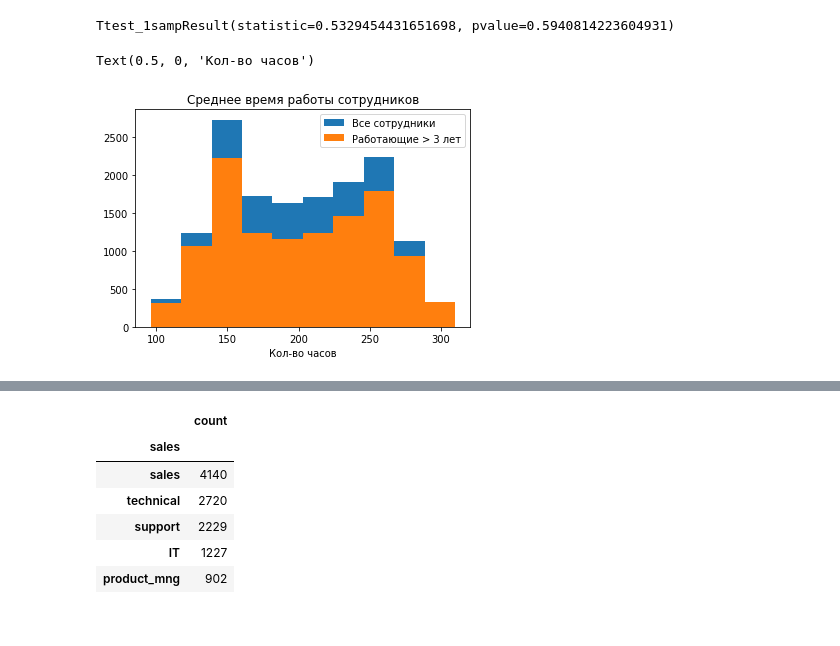
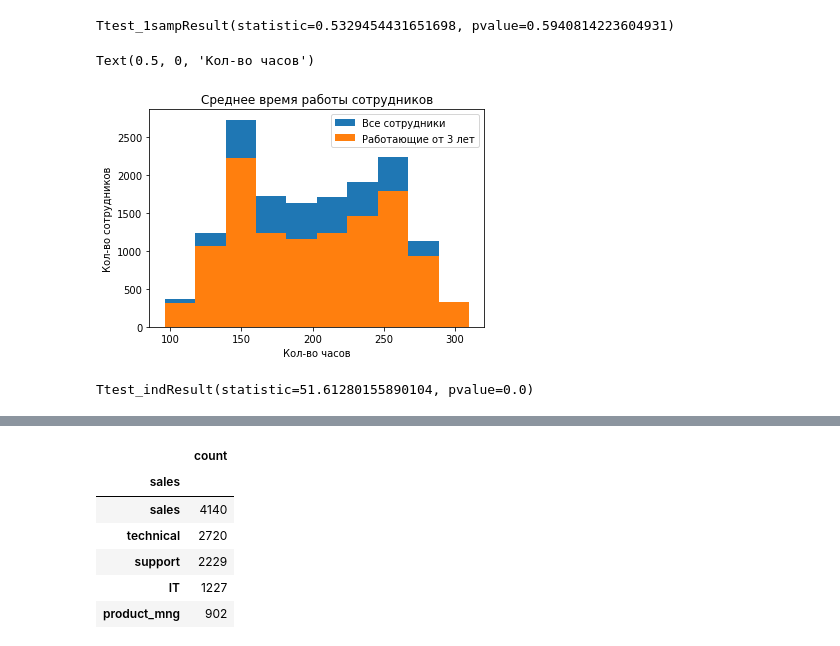
Before and after one commit to iamdenizzz/pyda-10, a Jupyter notebook: Diplom/Diplom.ipynb, the cells around one changed output, grey strips where cells are left out. Saved outputs shown, nothing was run; the diff lists cells and outputs as text; code cells hidden in the pictures.

```diff
--- a/Diplom/Diplom.ipynb
+++ b/Diplom/Diplom.ipynb
@@ -196,12 +193,23 @@ print(t_res)
 # %% [output]
 Ttest_1sampResult(statistic=0.5329454431651698, pvalue=0.5940814223604931)
 # %%
+# Как можно увидеть по полученным данным t-критерий не превышает табличных данных и p-value>0.05
+# Что значит, что выдвенная гипотеза подтверждается
+# Посмотрим на графике
 plt.hist(all_people)
 plt.hist(more_3)
 plt.title('Среднее время работы сотрудников')
-plt.legend(['Все сотрудники', 'Работающие > 3 лет'])
-plt.xlabel('Кол-во сотрудников')
+plt.legend(['Все сотрудники', 'Работающие от 3 лет'])
+plt.ylabel('Кол-во сотрудников')
 plt.xlabel('Кол-во часов')
 # %% [output]
 Text(0.5, 0, 'Кол-во часов')
-[figure, old version]
+[figure, new version]
+# %%
+# Теперь выдвинем гипотезу, что уровень удовлетворения одинаковый у уволившихсяя сотрудников
+# и тех кто продолжает работать
+left_0 = data[data['left']==0]['satisfaction_level']
+left_1 = data[data['left']==1]['satisfaction_level']
+print(sts.ttest_ind(left_0, left_1))
+# %% [output]
+Ttest_indResult(statistic=51.61280155890104, pvalue=0.0)
```
Also changed, not shown: parts of 9 cells of this notebook, 1 other file.
